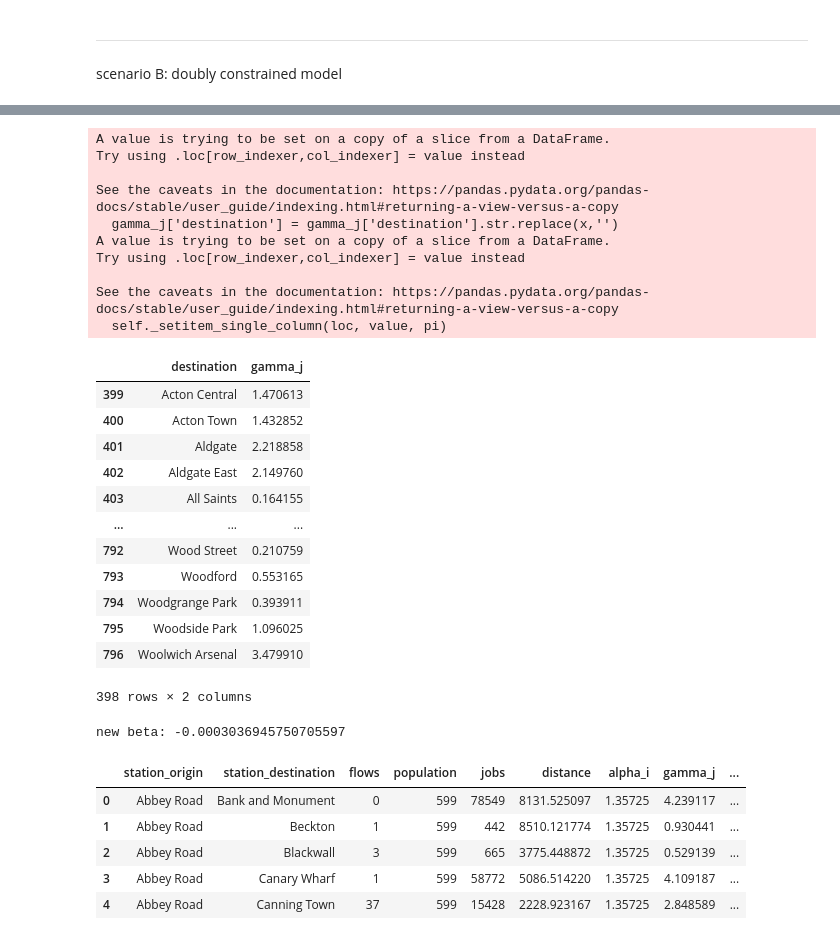
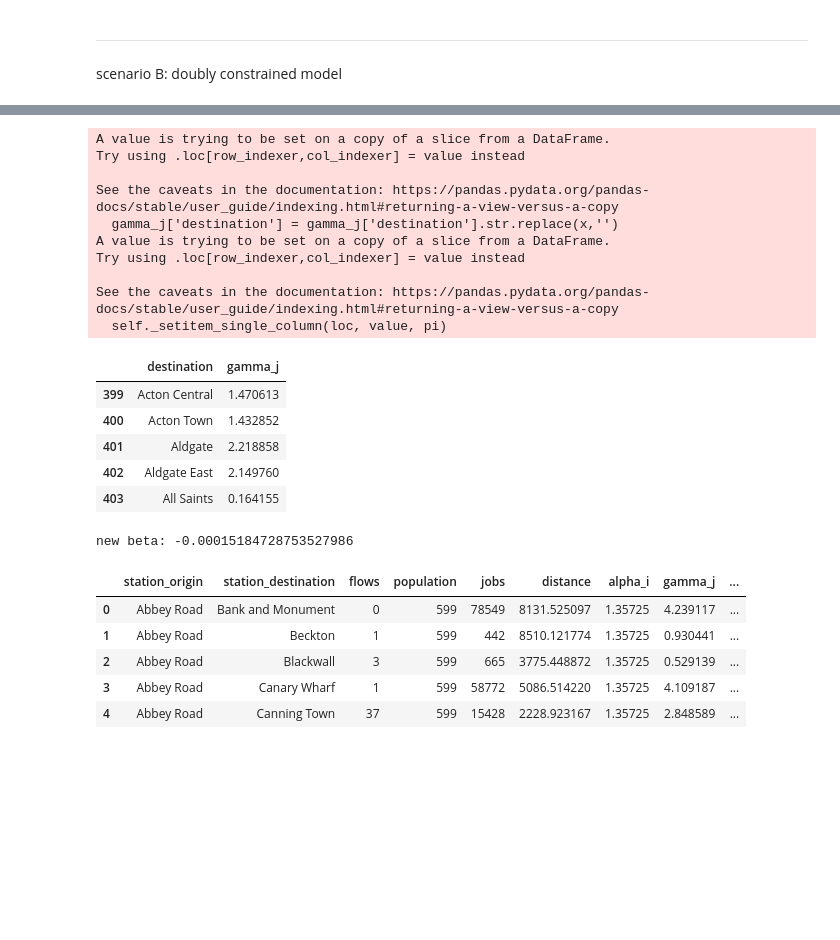
Before and after one commit to CeHouGIS/urban_sim, a Jupyter notebook: urban_sim.ipynb, the cells around one changed output, grey strips where cells are left out. Saved outputs shown, nothing was run; the diff lists cells and outputs as text; code cells hidden in the pictures; blank space fills up the shorter version.

```diff
--- a/urban_sim.ipynb
+++ b/urban_sim.ipynb
@@ -1606,48 +1769,40 @@ See the caveats in the documentation: https://pandas.pydata.org/pandas-docs/stab
 # %%
 gamma_j = coefs.iloc[399:-1,:]
 gamma_j.columns = ['destination','gamma_j']
 
 to_repl = ['(station_destination)','\[','\]']
 for x in to_repl:
     gamma_j['destination'] = gamma_j['destination'].str.replace(x,'')
 
 for i in range(len(gamma_j)):
     gamma_j.iloc[i,0] = gamma_j.iloc[i,0].replace('T.','')
 
-gamma_j
+gamma_j.head()
 # %% [output]
 A value is trying to be set on a copy of a slice from a DataFrame.
 Try using .loc[row_indexer,col_indexer] = value instead
 
 See the caveats in the documentation: https://pandas.pydata.org/pandas-docs/stable/user_guide/indexing.html#returning-a-view-versus-a-copy
   gamma_j['destination'] = gamma_j['destination'].str.replace(x,'')
 A value is trying to be set on a copy of a slice from a DataFrame.
 Try using .loc[row_indexer,col_indexer] = value instead
 
 See the caveats in the documentation: https://pandas.pydata.org/pandas-docs/stable/user_guide/indexing.html#returning-a-view-versus-a-copy
   self._setitem_single_column(loc, value, pi)
 |  | destination | gamma_j |
 | 399 | Acton Central | 1.470613 |
 | 400 | Acton Town | 1.432852 |
 | 401 | Aldgate | 2.218858 |
 | 402 | Aldgate East | 2.149760 |
 | 403 | All Saints | 0.164155 |
-| ... | ... | ... |
-| 792 | Wood Street | 0.210759 |
-| 793 | Woodford | 0.553165 |
-| 794 | Woodgrange Park | 0.393911 |
-| 795 | Woodside Park | 1.096025 |
-| 796 | Woolwich Arsenal | 3.479910 |
-398 rows × 2 columns
 # %%
 beta = coefs.iloc[-1,:]
 beta.columns = ['distance','beta']
 minus_beta = beta.iloc[1] # with minus symbol
-new_minus_beta = minus_beta*1.5
 
-print('new beta:',new_minus_beta)
+print('new beta:',minus_beta)
 # %% [output]
-new beta: -0.0003036945750705597
+new beta: -0.00015184728753527986
 # %%
 london_flow_doubly = london_flow_doubly.merge(alpha_i,left_on='station_origin',right_on='origin',how='left')
 london_flow_doubly = london_flow_doubly.merge(gamma_j,left_on='station_destination',right_on='destination',how='left')
```
Also changed, not shown: parts of 38 cells of this notebook.
